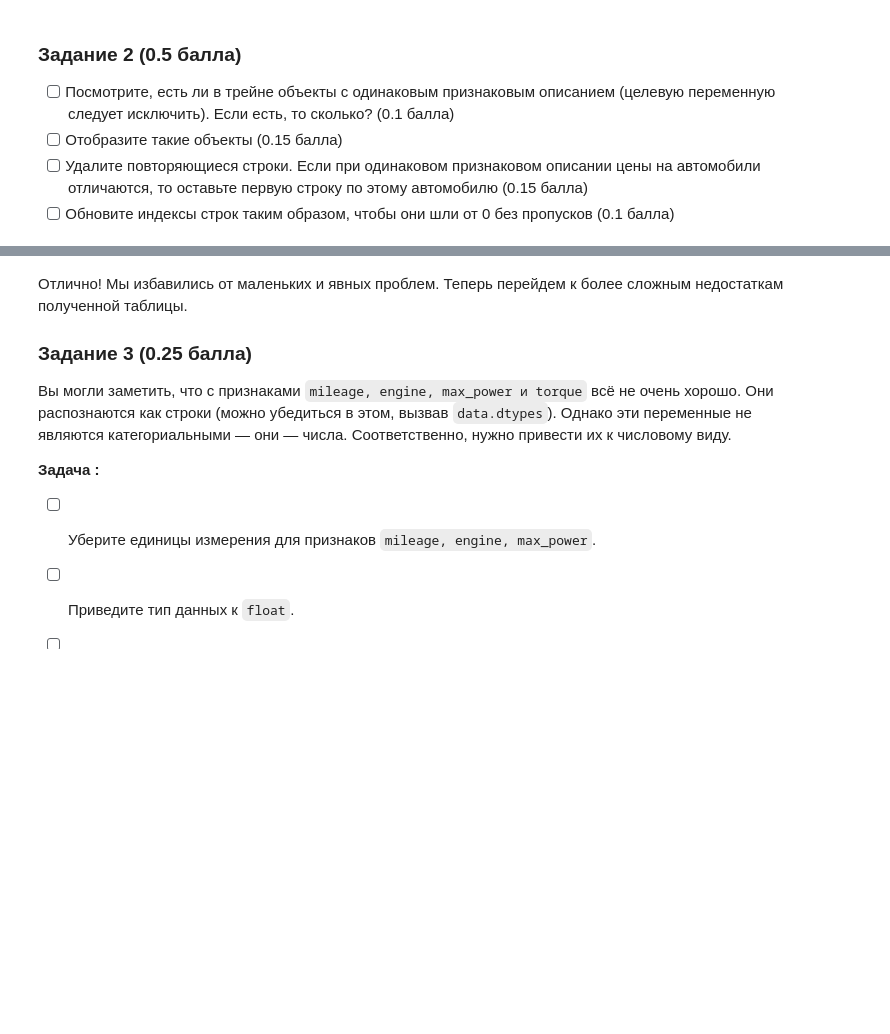
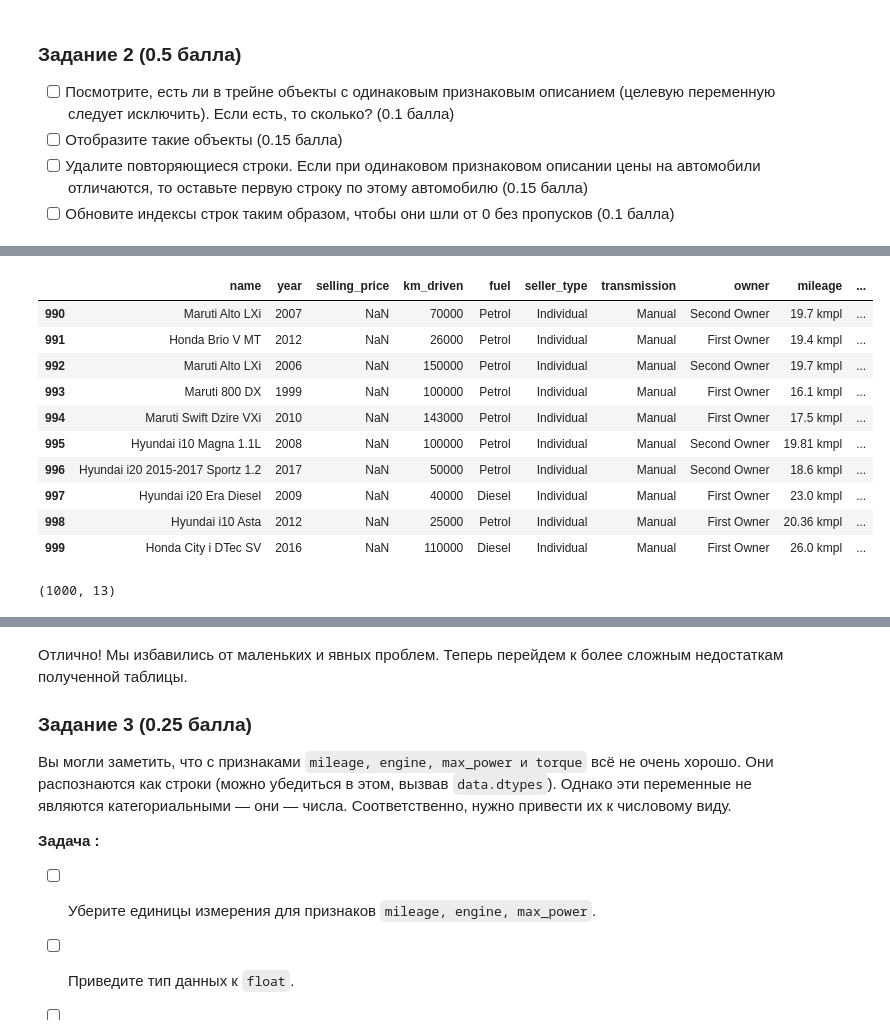
Before and after one commit to VladislavTokarev02/AI_ML_homework, a Jupyter notebook: Hometasks/Base/AI_HW1_Regression_with_inference_base.ipynb, the cells around one changed output, grey strips where cells are left out. Cells and saved outputs as stored; diff of their text form; code cells hidden in the pictures; blank space fills up the shorter version.

```diff
--- a/Hometasks/Base/AI_HW1_Regression_with_inference_base.ipynb
+++ b/Hometasks/Base/AI_HW1_Regression_with_inference_base.ipynb
@@ -266,2 +206,22 @@ df_train.head()
+# %%
+df_test['selling_price'] = df_test['selling_price'].drop_duplicates(keep='first').reset_index(drop = True)
+# %%
+df_test.tail(10)
+# %% [output]
+|  | name | year | selling_price | km_driven | fuel | seller_type | transmission | owner | mileage | ... |
+| 990 | Maruti Alto LXi | 2007 | NaN | 70000 | Petrol | Individual | Manual | Second Owner | 19.7 kmpl | ... |
+| 991 | Honda Brio V MT | 2012 | NaN | 26000 | Petrol | Individual | Manual | First Owner | 19.4 kmpl | ... |
+| 992 | Maruti Alto LXi | 2006 | NaN | 150000 | Petrol | Individual | Manual | Second Owner | 19.7 kmpl | ... |
+| 993 | Maruti 800 DX | 1999 | NaN | 100000 | Petrol | Individual | Manual | First Owner | 16.1 kmpl | ... |
+| 994 | Maruti Swift Dzire VXi | 2010 | NaN | 143000 | Petrol | Individual | Manual | First Owner | 17.5 kmpl | ... |
+| 995 | Hyundai i10 Magna 1.1L | 2008 | NaN | 100000 | Petrol | Individual | Manual | Second Owner | 19.81 kmpl | ... |
+| 996 | Hyundai i20 2015-2017 Sportz 1.2 | 2017 | NaN | 50000 | Petrol | Individual | Manual | Second Owner | 18.6 kmpl | ... |
+| 997 | Hyundai i20 Era Diesel | 2009 | NaN | 40000 | Diesel | Individual | Manual | First Owner | 23.0 kmpl | ... |
+| 998 | Hyundai i10 Asta | 2012 | NaN | 25000 | Petrol | Individual | Manual | First Owner | 20.36 kmpl | ... |
+| 999 | Honda City i DTec SV | 2016 | NaN | 110000 | Diesel | Individual | Manual | First Owner | 26.0 kmpl | ... |
+# %%
+df_test.shape
+# %% [output]
+(1000, 13)
 # %%
 df_train.duplicated().sum()
```
Also changed, not shown: parts of 28 cells of this notebook.
